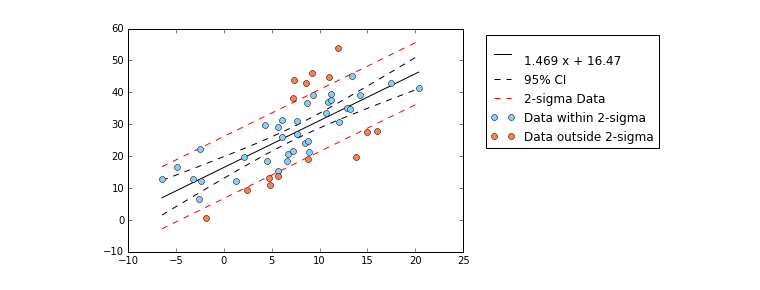
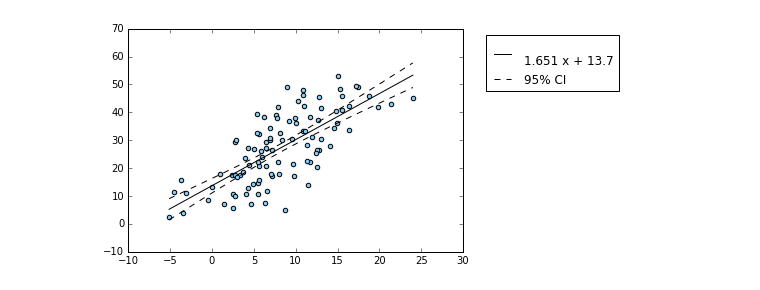
Before and after one commit to oerbilgin/toolbox, a Jupyter notebook: example_notebooks/linear_regression.ipynb, the cells around one changed output. Saved outputs shown, nothing was run; the diff lists cells and outputs as text; code cells hidden in the pictures.

Commit message:
simplified trendline

```diff
--- a/example_notebooks/linear_regression.ipynb
+++ b/example_notebooks/linear_regression.ipynb
@@ -5,30 +5,23 @@ from plot_helpers import *
 import numpy as np
 %matplotlib inline
 # %%
-#make the dataset
-x = np.linspace(1, 15, 50)
+#make the dataset for order 1
+x = np.linspace(1, 15, 100)
 y = 3*x + 4
 x = np.random.normal(x, scale=4)
 y = np.random.normal(y, scale=4)
 fig, ax = plt.subplots()
-# plt.scatter(x, y, c='', edgecolors='k')
+plt.scatter(x, y, c='lightskyblue')
 
-xfit, trend_fn, conf_dy, sig_dy, within, without = trendline(x,y, confint=True, sigline=True)
+xfit, trend_fn, conf_dy = trendline(x, y, confint=True, conf=.95, poly=1)
 # plot trendline
 ax.plot(xfit, trend_fn(xfit), color='k', label='%s' %(trend_fn))
 
 # Plot confidence intervals of fit
 ax.plot(xfit, trend_fn(xfit)+conf_dy, color='k', linestyle='--', label='95% CI')
 ax.plot(xfit, trend_fn(xfit)-conf_dy, color='k', linestyle='--')
 
-# Plot lines that encompass ~ 95% of data
-ax.plot(xfit, trend_fn(xfit)-sig_dy, color='r', linestyle='--', label='2-sigma Data')
-ax.plot(xfit, trend_fn(xfit)+sig_dy, color='r', linestyle='--')
-
-# plot data points that fall within or out of the range
-ax.plot(within[0], within[1], color='lightskyblue', marker='o', linestyle='', label='Data within 2-sigma') # data points within the range
-ax.plot(without[0], without[1], color='coral', marker='o', linestyle='', label='Data outside 2-sigma') # data points out of the range
 ax.legend(loc='upper left', bbox_to_anchor=(1.05, 1.))
 plt.show()
 # %% [output]
-[figure, old version]
+[figure, new version]
```
Also changed, not shown: parts of 1 cell of this notebook, 2 other files.
